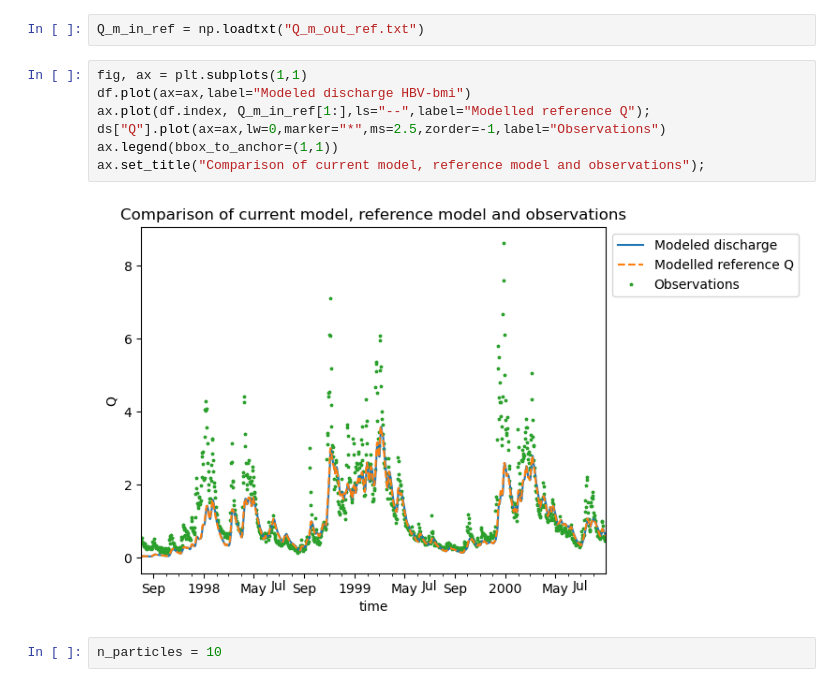
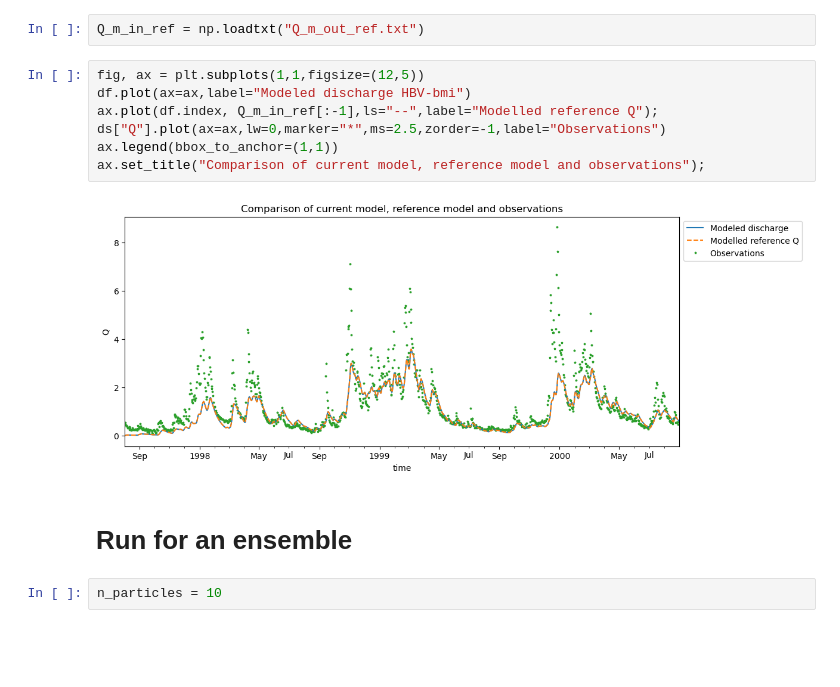
Before and after one commit to Daafip/Msc-Thesis-Notebooks, a Jupyter notebook: 2. Run first DA HBV.ipynb, the cells around one changed output. Saved outputs shown, nothing was run; the diff lists cells and outputs as text; blank space fills up the shorter version.

```diff
--- a/2. Run first DA HBV.ipynb
+++ b/2. Run first DA HBV.ipynb
@@ -82,14 +85,16 @@ df = pd.DataFrame(data=Q_m,columns=["Modeled discharge"],index=time)
 # %%
 Q_m_in_ref = np.loadtxt("Q_m_out_ref.txt")
 # %%
-fig, ax = plt.subplots(1,1)
+fig, ax = plt.subplots(1,1,figsize=(12,5))
 df.plot(ax=ax,label="Modeled discharge HBV-bmi")
-ax.plot(df.index, Q_m_in_ref[1:],ls="--",label="Modelled reference Q");
+ax.plot(df.index, Q_m_in_ref[:-1],ls="--",label="Modelled reference Q");
 ds["Q"].plot(ax=ax,lw=0,marker="*",ms=2.5,zorder=-1,label="Observations")
 ax.legend(bbox_to_anchor=(1,1))
 ax.set_title("Comparison of current model, reference model and observations");
 # %% [output]
-[figure, old version]
+[figure, new version]
+# %% [markdown]
+# Run for an ensemble
 # %%
 n_particles = 10
 # %%
```
Also changed, not shown: parts of 21 cells of this notebook, 2 other files.
